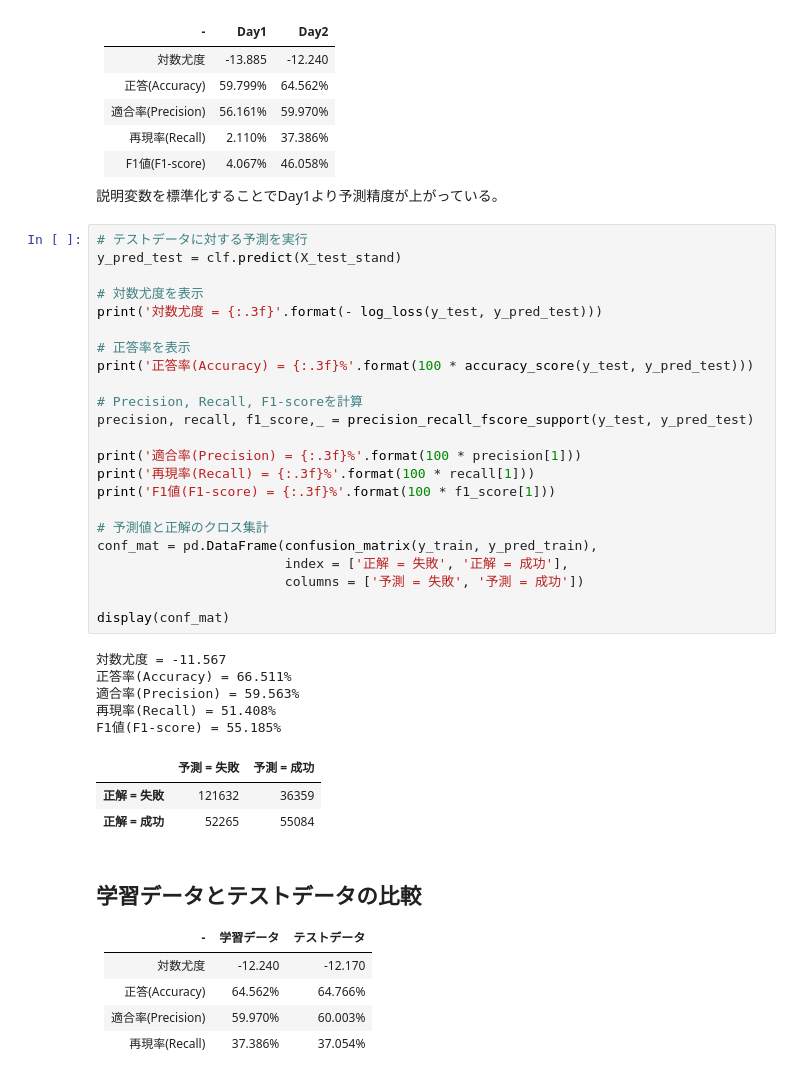
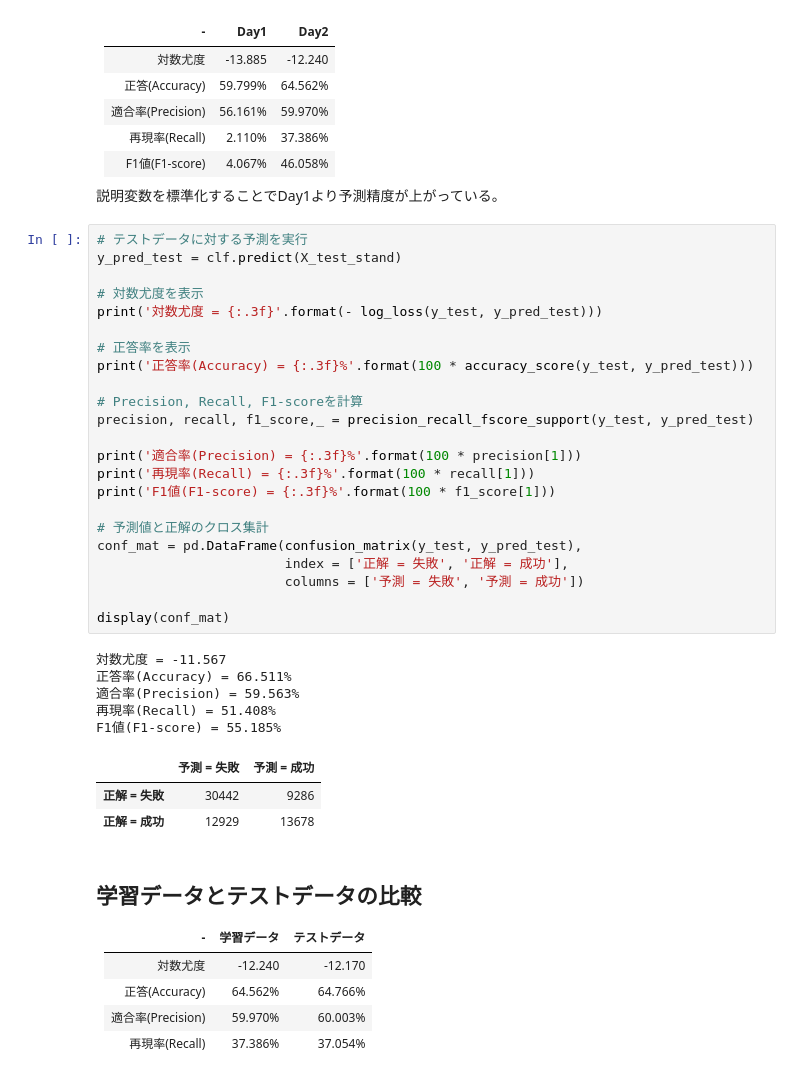
Before and after one commit to mstd100/AI_seminar, a Jupyter notebook: Day3_work_土井将登v2.ipynb, the cells around one changed output. Saved outputs shown, nothing was run; the diff lists cells and outputs as text.

```diff
--- a/Day3_work_土井将登v2.ipynb
+++ b/Day3_work_土井将登v2.ipynb
@@ -359,35 +359,35 @@ F1値(F1-score) = 55.419%
 # %%
 # テストデータに対する予測を実行
 y_pred_test = clf.predict(X_test_stand)
 
 # 対数尤度を表示
 print('対数尤度 = {:.3f}'.format(- log_loss(y_test, y_pred_test)))
 
 # 正答率を表示
 print('正答率(Accuracy) = {:.3f}%'.format(100 * accuracy_score(y_test, y_pred_test)))
 
 # Precision, Recall, F1-scoreを計算
 precision, recall, f1_score,_ = precision_recall_fscore_support(y_test, y_pred_test)
 
 print('適合率(Precision) = {:.3f}%'.format(100 * precision[1]))
 print('再現率(Recall) = {:.3f}%'.format(100 * recall[1]))
 print('F1値(F1-score) = {:.3f}%'.format(100 * f1_score[1]))
 
 # 予測値と正解のクロス集計
-conf_mat = pd.DataFrame(confusion_matrix(y_train, y_pred_train),
+conf_mat = pd.DataFrame(confusion_matrix(y_test, y_pred_test),
                         index = ['正解 = 失敗', '正解 = 成功'],
                         columns = ['予測 = 失敗', '予測 = 成功'])
 
 display(conf_mat)
 # %% [output]
 対数尤度 = -11.567
 正答率(Accuracy) = 66.511%
 適合率(Precision) = 59.563%
 再現率(Recall) = 51.408%
 F1値(F1-score) = 55.185%
 |  | 予測 = 失敗 | 予測 = 成功 |
-| 正解 = 失敗 | 121632 | 36359 |
-| 正解 = 成功 | 52265 | 55084 |
+| 正解 = 失敗 | 30442 | 9286 |
+| 正解 = 成功 | 12929 | 13678 |
 # %% [markdown]
 ## 学習データとテストデータの比較
 | - | 学習データ | テストデータ |
```
Also changed, not shown: parts of 6 cells of this notebook.
